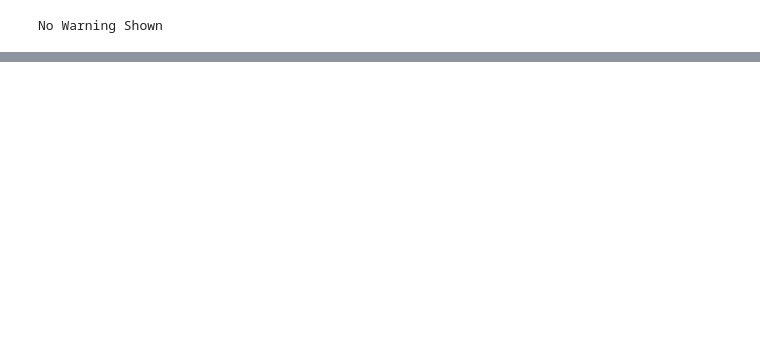
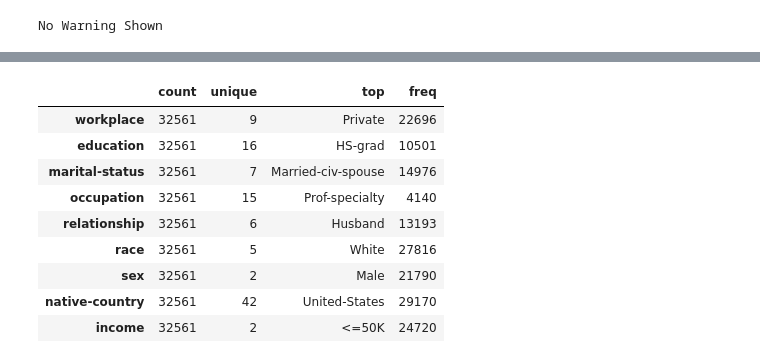
Before and after one commit to elinasafina23/ML_assignments_Team5, a Jupyter notebook: ml_assignment.ipynb, the cells around one changed output, grey strips where cells are left out. Saved outputs shown, nothing was run; the diff lists cells and outputs as text; code cells hidden in the pictures; blank space fills up the shorter version.

```diff
--- a/ml_assignment.ipynb
+++ b/ml_assignment.ipynb
@@ -62,0 +116,15 @@ data.sample(10)
+# %%
+# summary of non-numeric columns
+
+data.describe(exclude="number").T
+# %% [output]
+|  | count | unique | top | freq |
+| workplace | 32561 | 9 | Private | 22696 |
+| education | 32561 | 16 | HS-grad | 10501 |
+| marital-status | 32561 | 7 | Married-civ-spouse | 14976 |
+| occupation | 32561 | 15 | Prof-specialty | 4140 |
+| relationship | 32561 | 6 | Husband | 13193 |
+| race | 32561 | 5 | White | 27816 |
+| sex | 32561 | 2 | Male | 21790 |
+| native-country | 32561 | 42 | United-States | 29170 |
+| income | 32561 | 2 | <=50K | 24720 |
```
Also changed, not shown: parts of 7 cells of this notebook.
